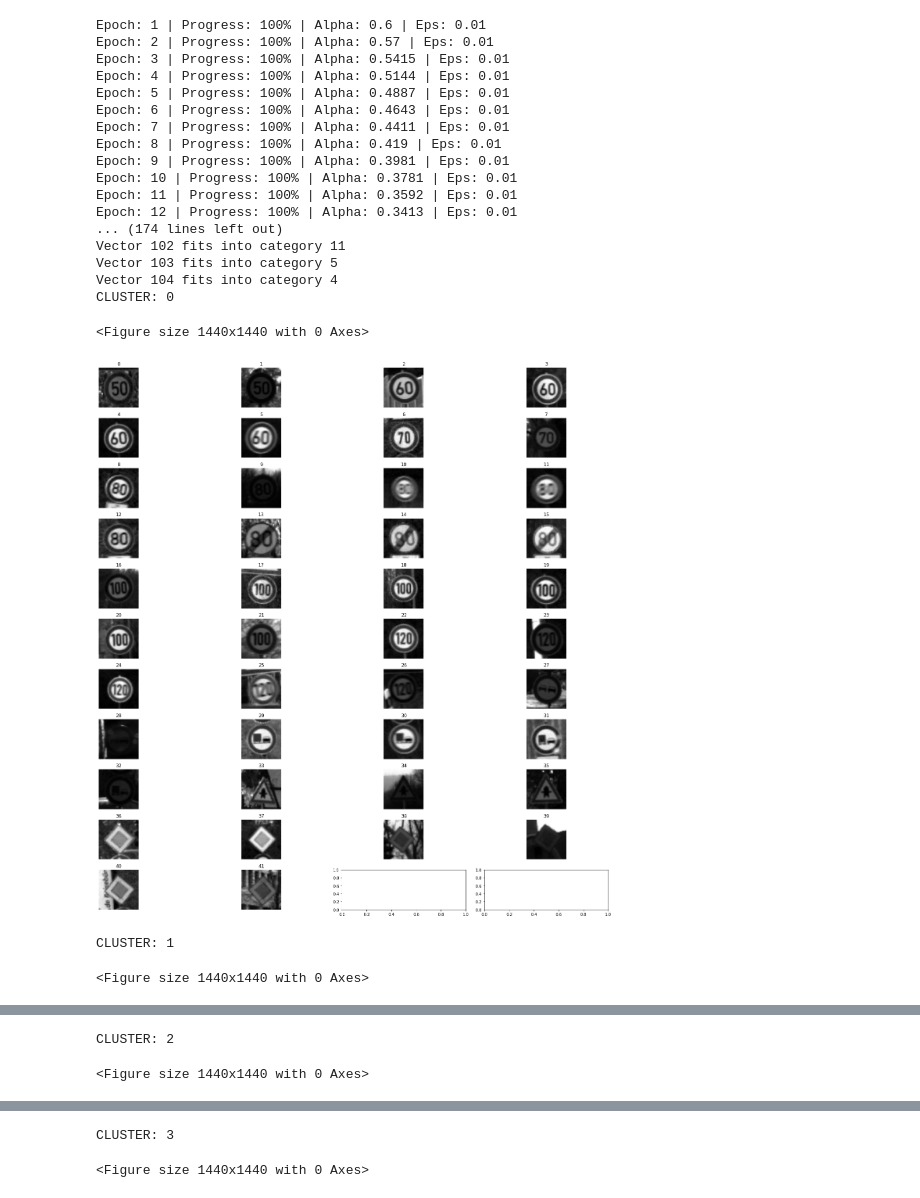
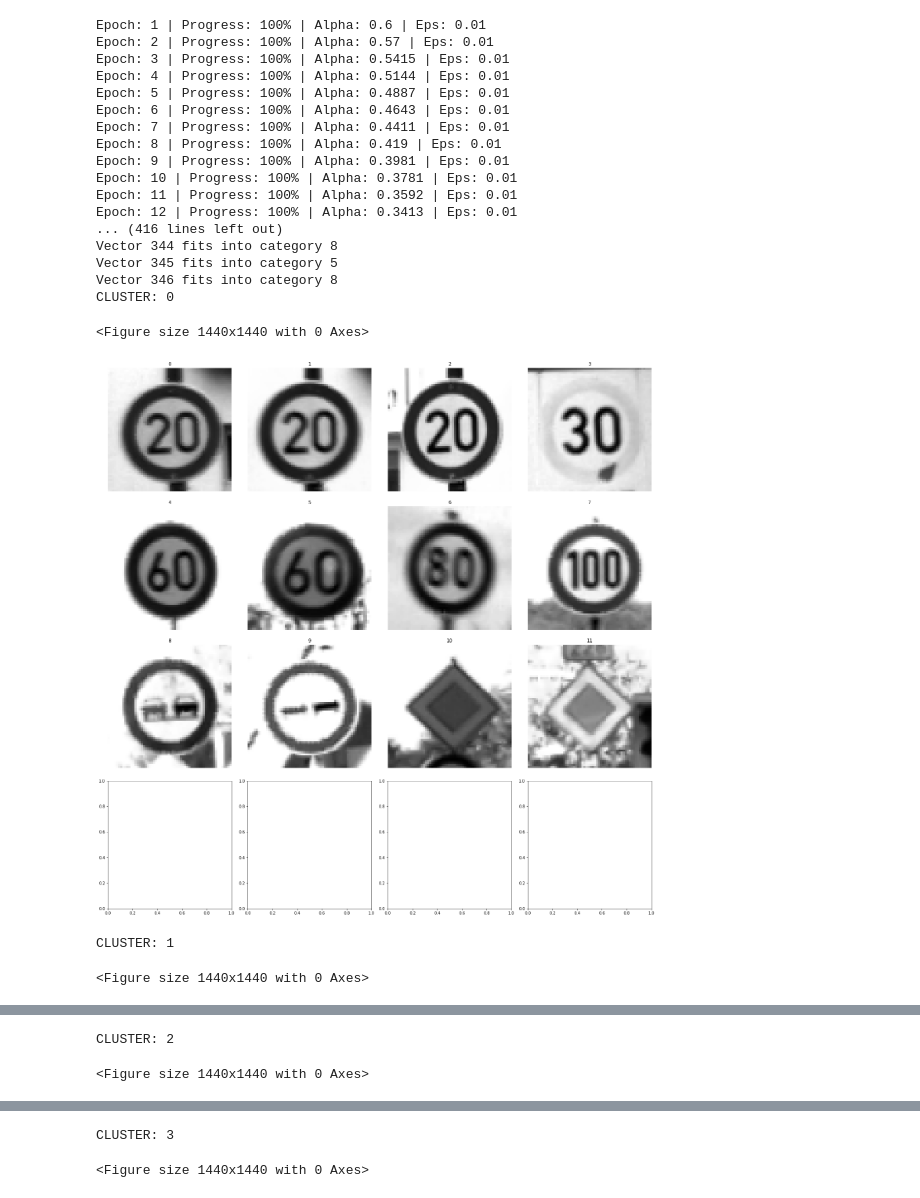
Before and after one commit to annvix/SOM-CNN, a Jupyter notebook: Color.ipynb, the cells around one changed output, grey strips where cells are left out. Drawn from its saved outputs; the diff is of its cells as text; code cells hidden in the pictures.

```diff
--- a/Color.ipynb
+++ b/Color.ipynb
@@ -14,8 +14,7 @@ IPython.OutputArea.auto_scroll_threshold = 9999;
 # %% [output]
 [interactive output not drawn]
 # %%
-def prewitt_filter (img):
-#img = cv2.imread('1.png')
+def prewitt_filter (img, sh):
     gray = cv2.cvtColor(img, cv2.COLOR_BGR2GRAY)
     img_gaussian = cv2.GaussianBlur(gray,(3,3),0)
 
@@ -27,12 +26,17 @@ def prewitt_filter (img):
     img_res.append(gray)
     img_res.append(img_prewittx)
     img_res.append(img_prewitty)
-    #img_res = np.array(img_res)
+    img_res = np.array(img_res)
+
+    if sh:
+        fig = plt.figure()
+        plt.gray()  # show the filtered result in grayscale
+        ax1 = fig.add_subplot(121)  # left side
+        ax2 = fig.add_subplot(122)  # right side
+
+        ax1.imshow(img_prewittx)
+        ax2.imshow(img_prewitty)
+        plt.show()
 
     return img_res
-
-# img_canny = cv2.Canny(img,100,200)
-# b, g, r = cv2.split(img)
-# b = cv2.Canny(b,100,200)
-# g = cv2.Canny(g,100,200)
 # %%
@@ -73,7 +50,7 @@ MIN_ALPHA = 0.01
 RADIUS_REDUCTION_POINT = 0.023  # Last 20% of iterations.
 # %%
 weights = {}
-number_of_clusters = 14
+number_of_clusters = 13
 
 for i in range(number_of_clusters):
     weight_list = np.zeros((10800), np.float32)
@@ -103,5 +80,5 @@ weights
 # %%
-path = "./IMG/mix"
+path = "./data/SOM"
 # path = "./IMG/test"
 files = [ f for f in listdir(path) if isfile(join(path,f)) ]
 images = np.empty(len(files), dtype=object)
@@ -109,7 +86,7 @@ images = np.empty(len(files), dtype=object)
 for n in range(0, len(files)):
     image = cv2.imread(join(path, files[n]))
     image = cv2.resize(image, (60, 60))
-    img = np.array(prewitt_filter(image)) / 255
+    img = np.array(prewitt_filter(image, False)) / 255
     images[n] = np.array(img).flatten()#np.array(img_canny).flatten()
 # images
 # %%
@@ -159,38 +136,41 @@ def display_multiple_img(images, rows, cols):
         ax.ravel()[i].imshow(images[i])
         ax.ravel()[i].set_title(i)
         ax.ravel()[i].set_axis_off()
     plt.tight_layout()
     plt.show()
 
 cols = 4
 for i, _ in enumerate(clusters):
     print("CLUSTER: " + str(i))
     rows = int(len(result[i]) / cols) + 1
     processed_images =  [img[0:3600].reshape(60, 60, 1) for img in result[i]]
-#     processed_images = [image_decode(img, params[k]) for k, img in enumerate(images)]
+    num = 0
+    for k in range(len(processed_images)):
+        cv2.imwrite('data/class_' + str(i) + '/' + str(num) + '.png',processed_images[k]*255)
+        num = num + 1
     if(len(processed_images) > 0):
         display_multiple_img(processed_images, rows, cols)
     else:
         print("cluster is empty")
 # %% [output]
 Epoch: 1 | Progress: 100% | Alpha: 0.6 | Eps: 0.01
 Epoch: 2 | Progress: 100% | Alpha: 0.57 | Eps: 0.01
 Epoch: 3 | Progress: 100% | Alpha: 0.5415 | Eps: 0.01
 Epoch: 4 | Progress: 100% | Alpha: 0.5144 | Eps: 0.01
 Epoch: 5 | Progress: 100% | Alpha: 0.4887 | Eps: 0.01
 Epoch: 6 | Progress: 100% | Alpha: 0.4643 | Eps: 0.01
 Epoch: 7 | Progress: 100% | Alpha: 0.4411 | Eps: 0.01
 Epoch: 8 | Progress: 100% | Alpha: 0.419 | Eps: 0.01
 Epoch: 9 | Progress: 100% | Alpha: 0.3981 | Eps: 0.01
 Epoch: 10 | Progress: 100% | Alpha: 0.3781 | Eps: 0.01
 Epoch: 11 | Progress: 100% | Alpha: 0.3592 | Eps: 0.01
 Epoch: 12 | Progress: 100% | Alpha: 0.3413 | Eps: 0.01
-... (174 lines left out)
-Vector 102 fits into category 11
-Vector 103 fits into category 5
-Vector 104 fits into category 4
+... (416 lines left out)
+Vector 344 fits into category 8
+Vector 345 fits into category 5
+Vector 346 fits into category 8
 CLUSTER: 0
 <Figure size 1440x1440 with 0 Axes>
-[figure, old version]
+[figure, new version]
 CLUSTER: 1
 <Figure size 1440x1440 with 0 Axes>
```
Also changed, not shown: parts of 7 cells of this notebook.
